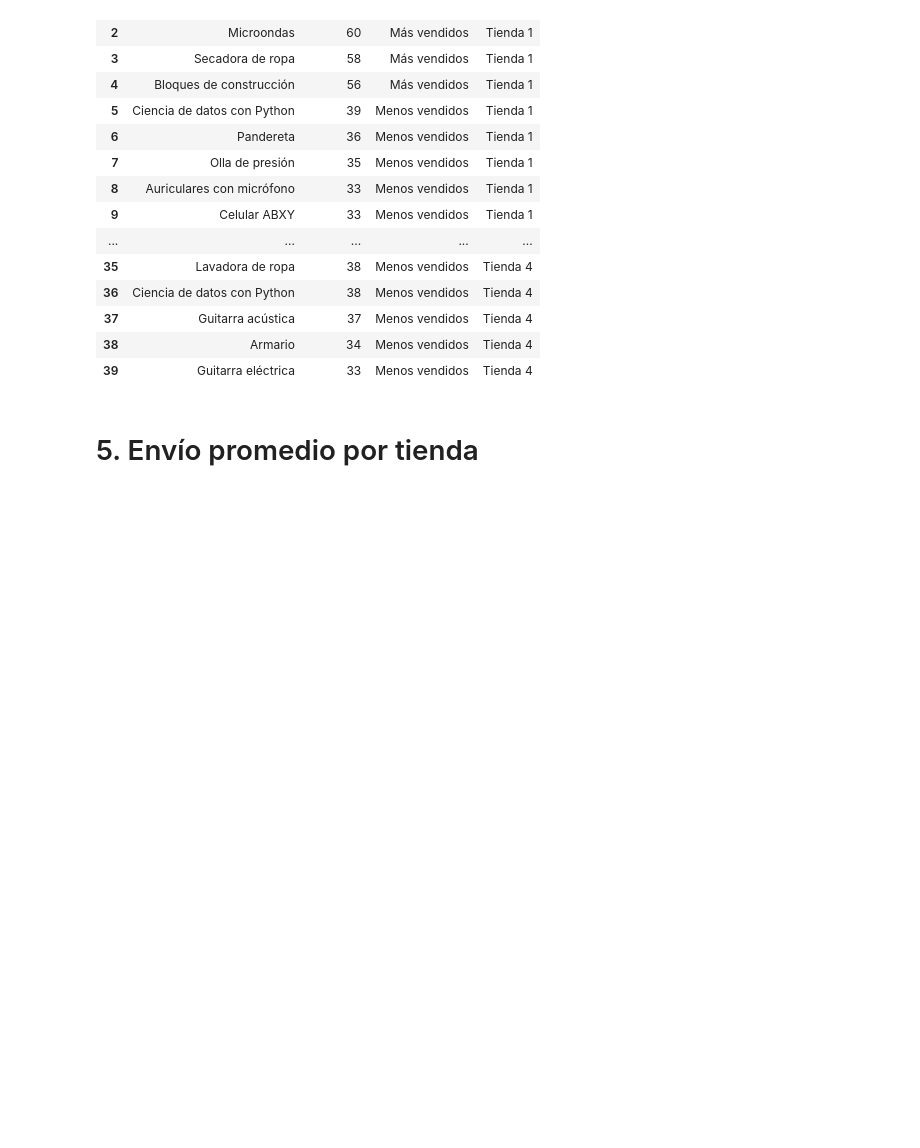
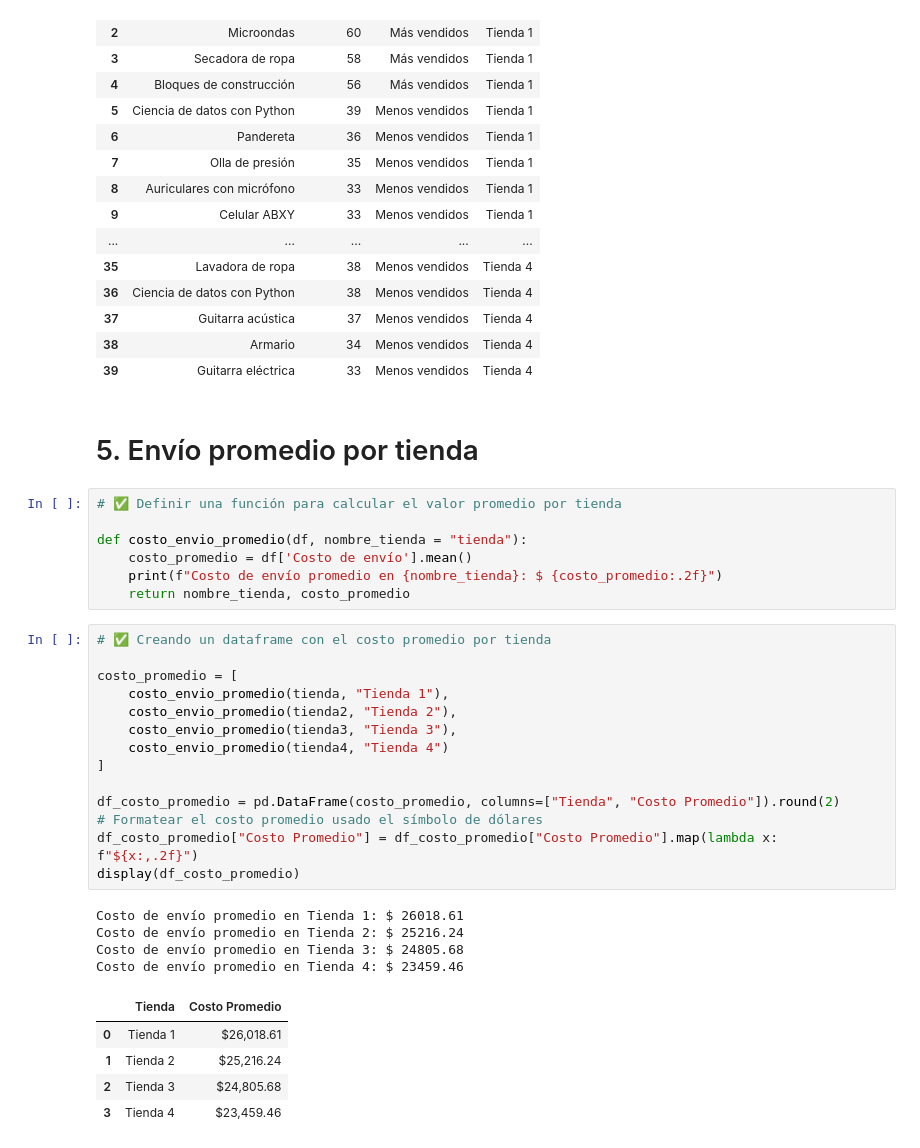
Before and after one commit to WLozanoH/Challenge1-Data-Science-AL, a Jupyter notebook: AluraStoreLatam.ipynb, the cells around one changed output. Saved outputs shown, nothing was run; the diff lists cells and outputs as text; blank space fills up the shorter version.

Commit message:
Costo promedio por tienda

```diff
--- a/AluraStoreLatam.ipynb
+++ b/AluraStoreLatam.ipynb
@@ -321,3 +321,34 @@ display(df_conteo_productos)
 | 39 | Guitarra eléctrica | 33 | Menos vendidos | Tienda 4 |
 # %% [markdown]
 # 5. Envío promedio por tienda
+# %%
+# ✅ Definir una función para calcular el valor promedio por tienda
+
+def costo_envio_promedio(df, nombre_tienda = "tienda"):
+    costo_promedio = df['Costo de envío'].mean()
+    print(f"Costo de envío promedio en {nombre_tienda}: $ {costo_promedio:.2f}")
+    return nombre_tienda, costo_promedio
+# %%
+# ✅ Creando un dataframe con el costo promedio por tienda
+
+costo_promedio = [
+    costo_envio_promedio(tienda, "Tienda 1"),
+    costo_envio_promedio(tienda2, "Tienda 2"),
+    costo_envio_promedio(tienda3, "Tienda 3"),
+    costo_envio_promedio(tienda4, "Tienda 4")
+]
+
+df_costo_promedio = pd.DataFrame(costo_promedio, columns=["Tienda", "Costo Promedio"]).round(2)
+# Formatear el costo promedio usado el símbolo de dólares
+df_costo_promedio["Costo Promedio"] = df_costo_promedio["Costo Promedio"].map(lambda x: f"${x:,.2f}")
+display(df_costo_promedio)
+# %% [output]
+Costo de envío promedio en Tienda 1: $ 26018.61
+Costo de envío promedio en Tienda 2: $ 25216.24
+Costo de envío promedio en Tienda 3: $ 24805.68
+Costo de envío promedio en Tienda 4: $ 23459.46
+|  | Tienda | Costo Promedio |
+| 0 | Tienda 1 | $26,018.61 |
+| 1 | Tienda 2 | $25,216.24 |
+| 2 | Tienda 3 | $24,805.68 |
+| 3 | Tienda 4 | $23,459.46 |
```
